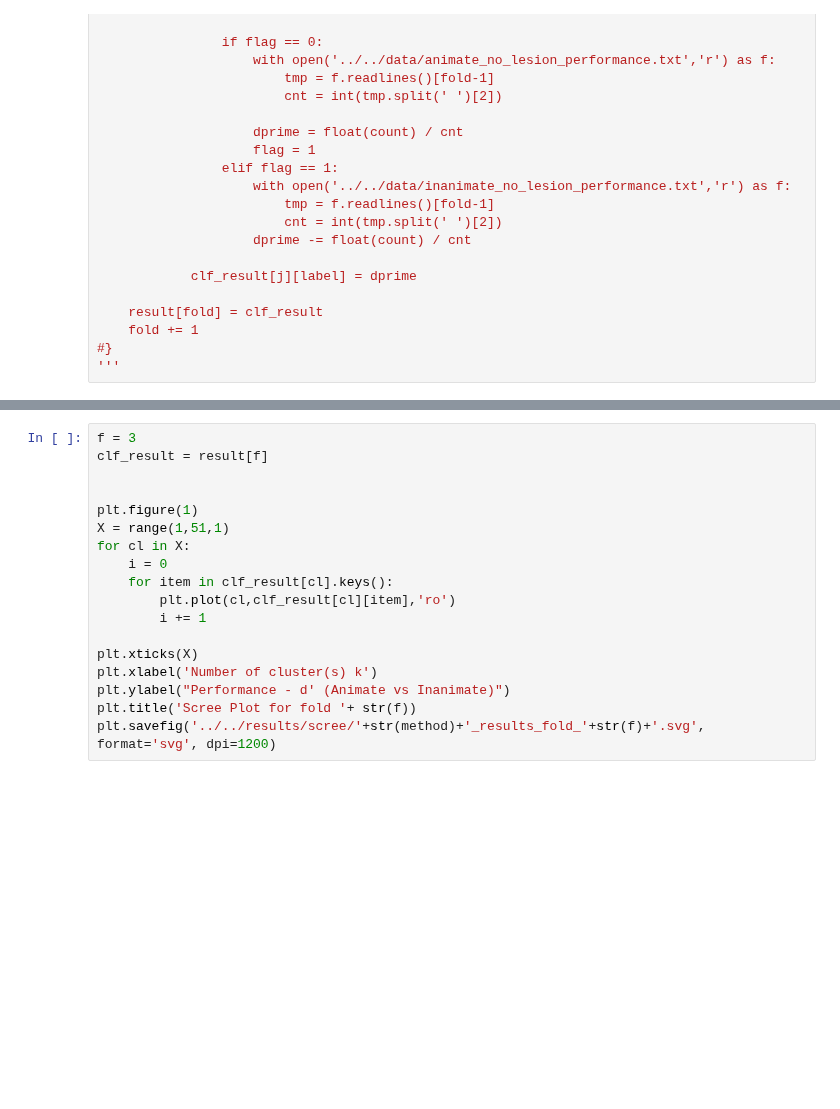
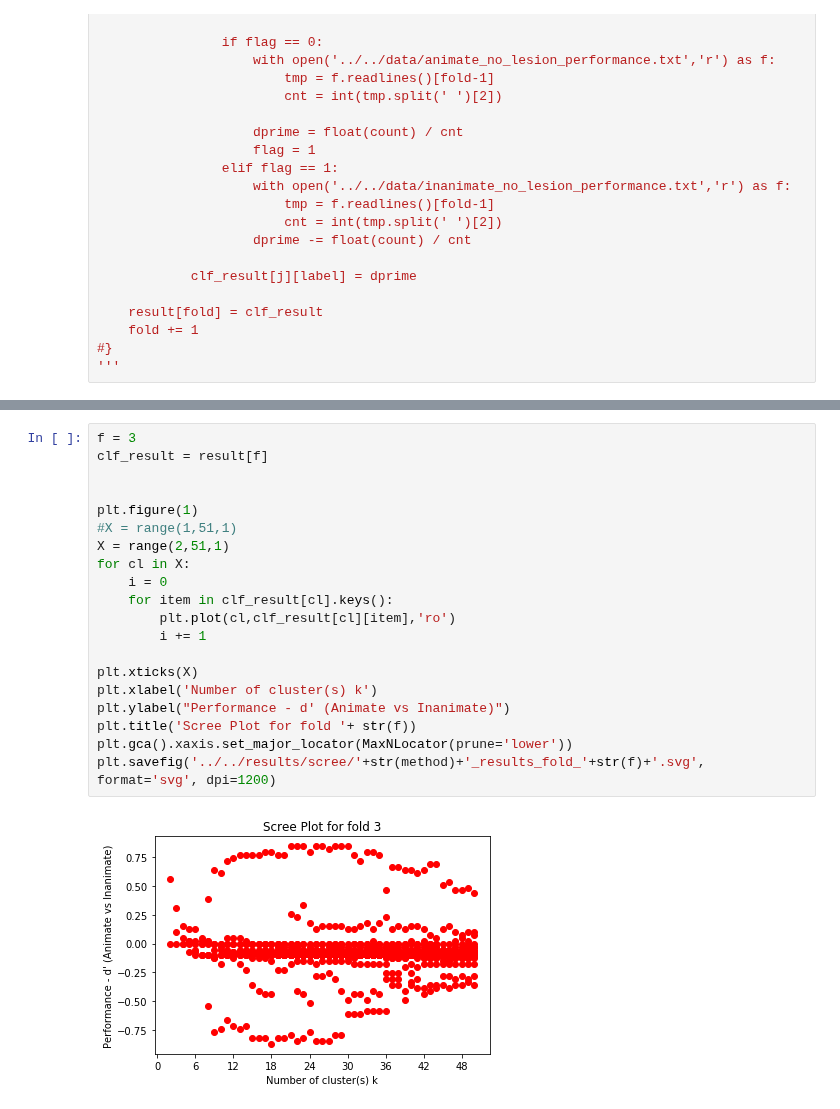
Before and after one commit to SNaGLab/Cognitive-Parcellation, a Jupyter notebook: code/models/alexnet_step_1.ipynb, the cells around one changed output, grey strips where cells are left out. Saved outputs shown, nothing was run; the diff lists cells and outputs as text; blank space fills up the shorter version.

```diff
--- a/code/models/alexnet_step_1.ipynb
+++ b/code/models/alexnet_step_1.ipynb
@@ -877,21 +938,25 @@ plt.savefig('../../results/scree/'+str(method)+'_results_fold_'+str(f)+'.svg', f
 # %%
 f = 3
 clf_result = result[f]
 
 
 plt.figure(1)
-X = range(1,51,1)
+#X = range(1,51,1)
+X = range(2,51,1)
 for cl in X:
     i = 0
     for item in clf_result[cl].keys():
         plt.plot(cl,clf_result[cl][item],'ro')
         i += 1
 
 plt.xticks(X)
 plt.xlabel('Number of cluster(s) k')
 plt.ylabel("Performance - d' (Animate vs Inanimate)")
 plt.title('Scree Plot for fold '+ str(f))
+plt.gca().xaxis.set_major_locator(MaxNLocator(prune='lower'))
 plt.savefig('../../results/scree/'+str(method)+'_results_fold_'+str(f)+'.svg', format='svg', dpi=1200)
+# %% [output]
+[figure, added]
 # %%
 f = 4
 clf_result = result[f]
```
Also changed, not shown: parts of 16 cells of this notebook, 49 other files.
